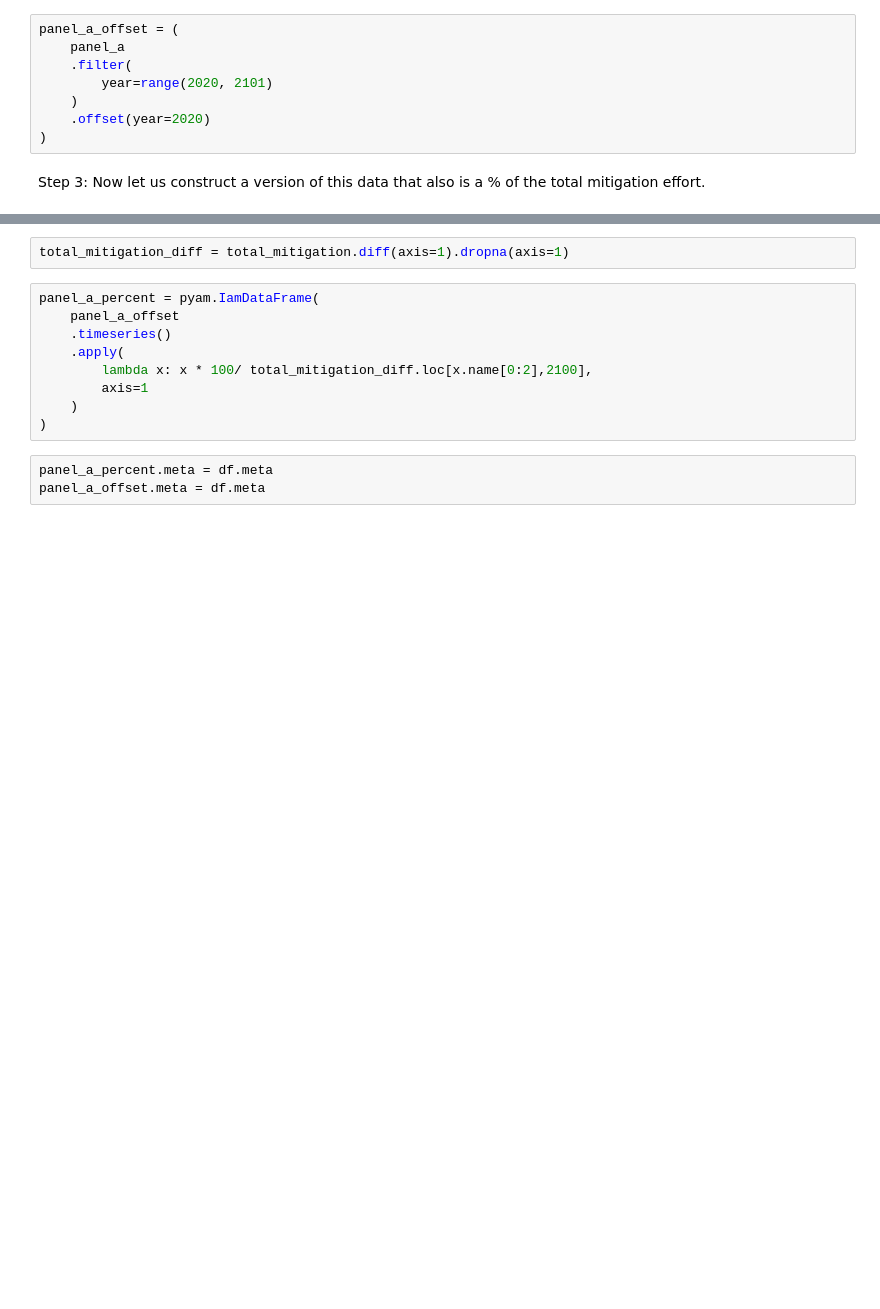
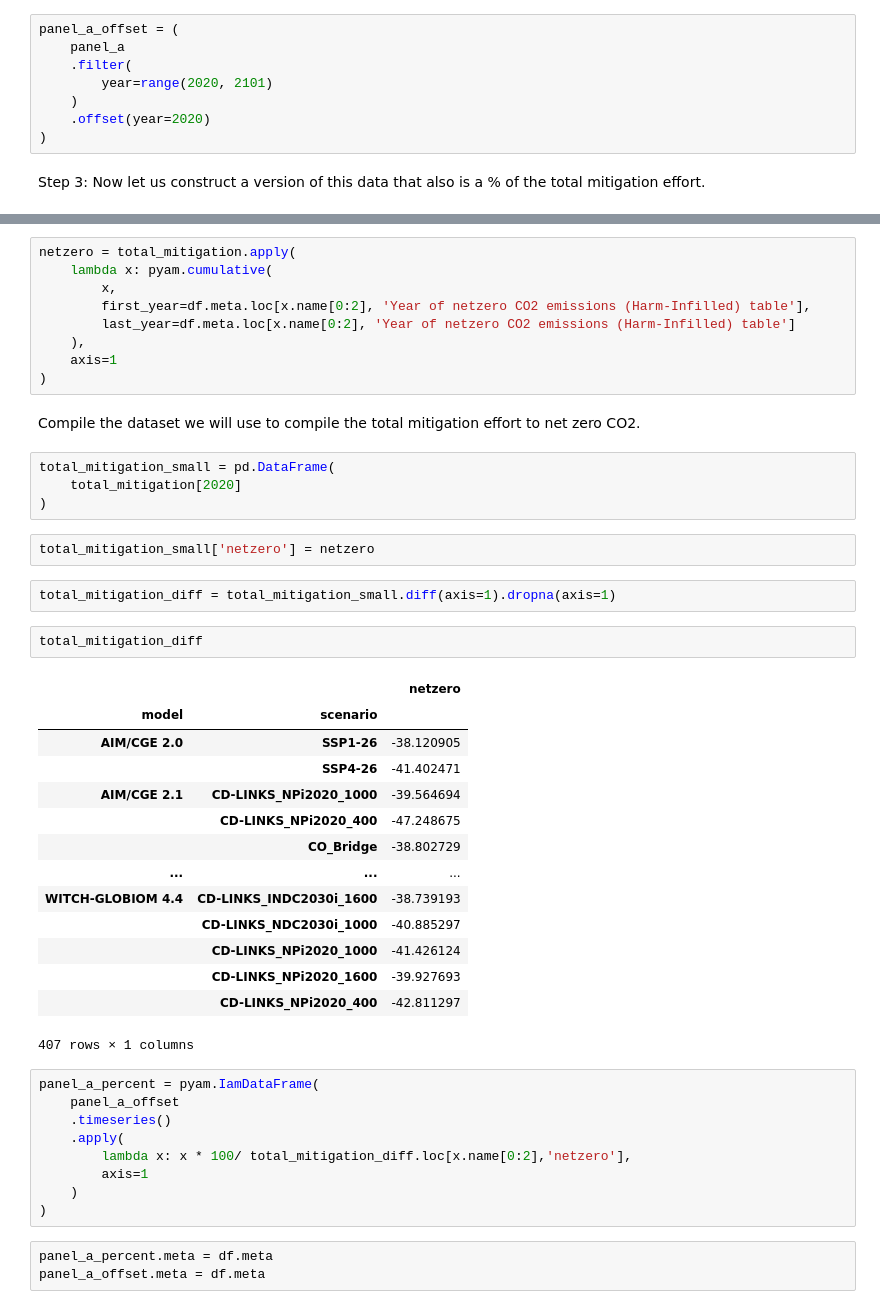
Before and after one commit to gaurav-ganti/2023_ganti_ar6_cdr_assessment, a Jupyter notebook: analysis/201_figure1.ipynb, the cells around one changed output, grey strips where cells are left out. Drawn from its saved outputs; the diff is of its cells as text; blank space fills up the shorter version.

```diff
--- a/analysis/201_figure1.ipynb
+++ b/analysis/201_figure1.ipynb
@@ -97,11 +95,45 @@ total_mitigation = (
+# %%
+netzero = total_mitigation.apply(
+    lambda x: pyam.cumulative(
+        x,
+        first_year=df.meta.loc[x.name[0:2], 'Year of netzero CO2 emissions (Harm-Infilled) table'],
+        last_year=df.meta.loc[x.name[0:2], 'Year of netzero CO2 emissions (Harm-Infilled) table']
+    ),
+    axis=1
+)
+# %% [markdown]
+Compile the dataset we will use to compile the total mitigation effort to net zero CO2.
+# %%
+total_mitigation_small = pd.DataFrame(
+    total_mitigation[2020]
+)
+# %%
+total_mitigation_small['netzero'] = netzero
 # %%
-total_mitigation_diff = total_mitigation.diff(axis=1).dropna(axis=1)
+total_mitigation_diff = total_mitigation_small.diff(axis=1).dropna(axis=1)
+# %%
+total_mitigation_diff
+# %% [output]
+|  |  | netzero |
+| model | scenario |  |
+| AIM/CGE 2.0 | SSP1-26 | -38.120905 |
+|  | SSP4-26 | -41.402471 |
+| AIM/CGE 2.1 | CD-LINKS_NPi2020_1000 | -39.564694 |
+|  | CD-LINKS_NPi2020_400 | -47.248675 |
+|  | CO_Bridge | -38.802729 |
+| ... | ... | ... |
+| WITCH-GLOBIOM 4.4 | CD-LINKS_INDC2030i_1600 | -38.739193 |
+|  | CD-LINKS_NDC2030i_1000 | -40.885297 |
+|  | CD-LINKS_NPi2020_1000 | -41.426124 |
+|  | CD-LINKS_NPi2020_1600 | -39.927693 |
+|  | CD-LINKS_NPi2020_400 | -42.811297 |
+407 rows × 1 columns
 # %%
 panel_a_percent = pyam.IamDataFrame(
     panel_a_offset
     .timeseries()
     .apply(
-        lambda x: x * 100/ total_mitigation_diff.loc[x.name[0:2],2100],
+        lambda x: x * 100/ total_mitigation_diff.loc[x.name[0:2],'netzero'],
         axis=1
     )
 )
```
Also changed, not shown: parts of 35 cells of this notebook.
